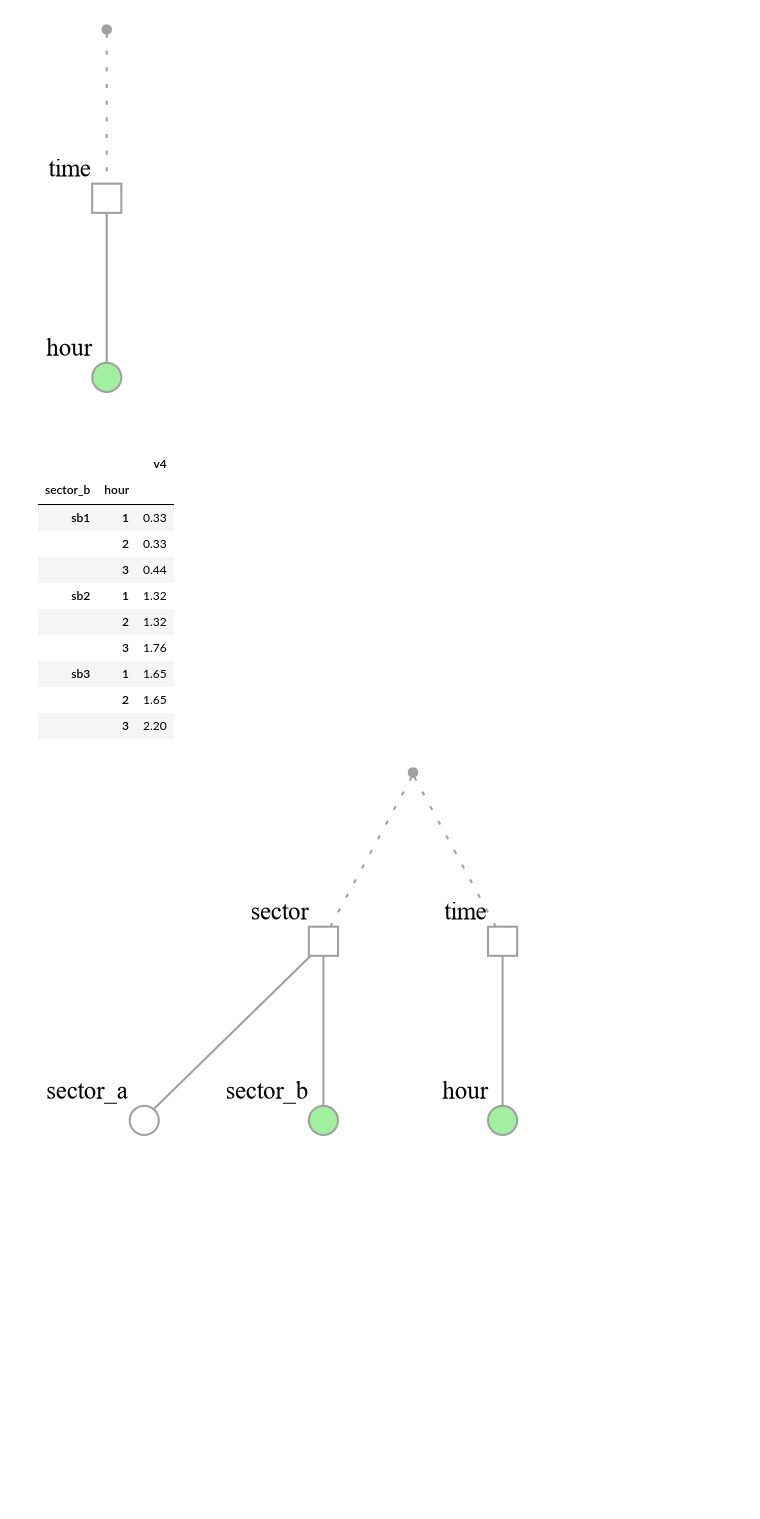
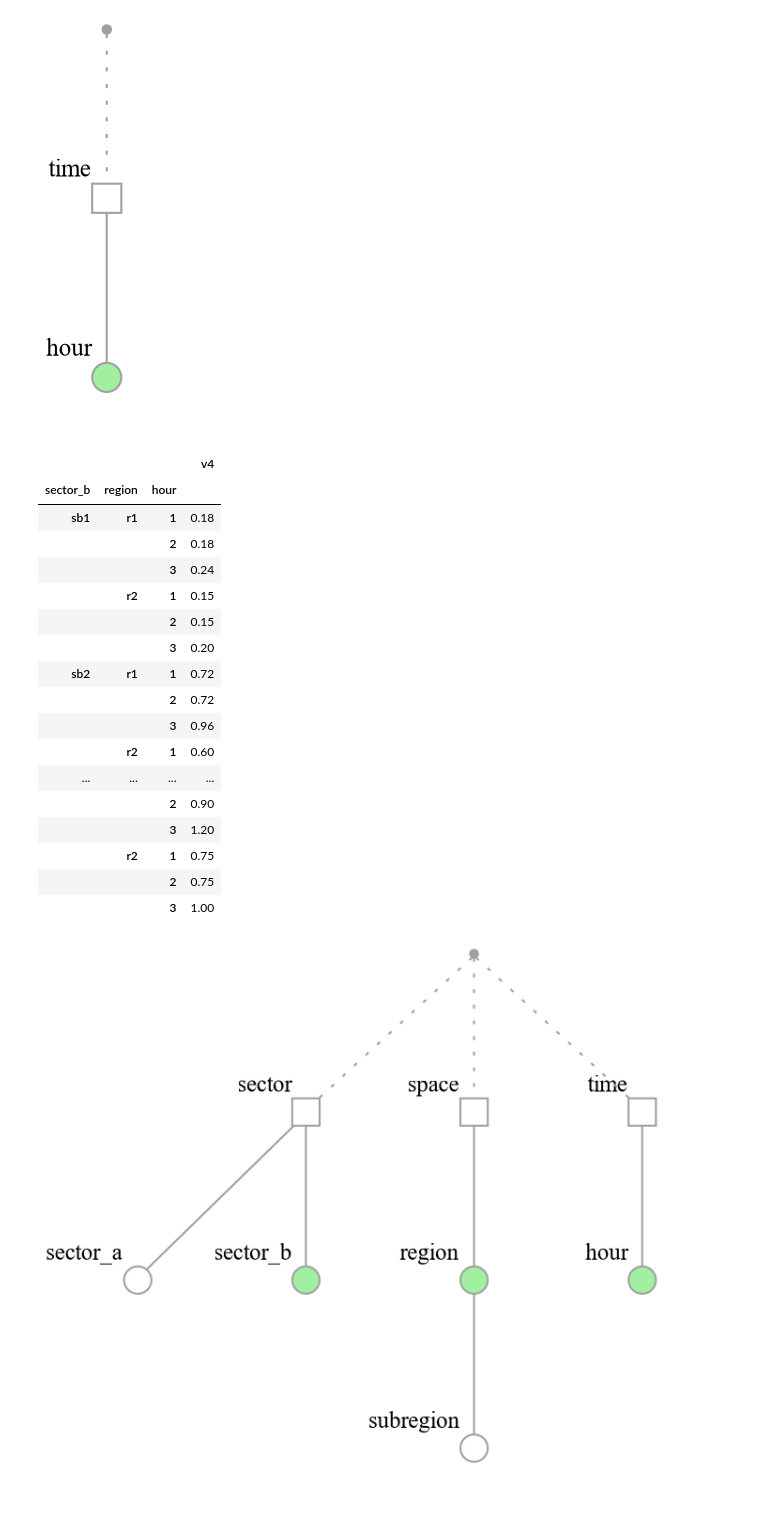
Before and after one commit to wingechr/data-disaggregation, a Jupyter notebook: docs/example.ipynb, the cells around one changed output. Saved outputs shown, nothing was run; the diff lists cells and outputs as text; code cells hidden in the pictures; blank space fills up the shorter version.

```diff
--- a/docs/example.ipynb
+++ b/docs/example.ipynb
@@ -86,26 +86,37 @@ display(Image(draw_domain(w3)))
 [figure]
 # %%
 # transform to target dimension
-target = {"domain": [sector_b, hour], "level_weights": {"sector_b": w2, "hour": w3}}
+target = {"domain": [sector_b, region, hour], "level_weights": {"hour": w3, "sector_b": w2}}
 v4 = v1.transform(**target)
 
 # show result and steps
 display(v4.to_series().to_frame("v4"))
 display(Image(draw_domain(v4)))
-display(Image(draw_transform(
-    v1.get_transform_steps(**target),
-    weight_names={"sector_b": "w2"})
-))
+display(
+    Image(
+        draw_transform(
+            v1,
+            v1.get_transform_steps(**target), weight_names={"hour": "w3"}
+        )
+    )
+)
 # %% [output]
-|  |  | v4 |
-| sector_b | hour |  |
-| sb1 | 1 | 0.33 |
-|  | 2 | 0.33 |
-|  | 3 | 0.44 |
-| sb2 | 1 | 1.32 |
-|  | 2 | 1.32 |
-|  | 3 | 1.76 |
-| sb3 | 1 | 1.65 |
-|  | 2 | 1.65 |
-|  | 3 | 2.20 |
+|  |  |  | v4 |
+| sector_b | region | hour |  |
+| sb1 | r1 | 1 | 0.18 |
+|  |  | 2 | 0.18 |
+|  |  | 3 | 0.24 |
+|  | r2 | 1 | 0.15 |
+|  |  | 2 | 0.15 |
+|  |  | 3 | 0.20 |
+| sb2 | r1 | 1 | 0.72 |
+|  |  | 2 | 0.72 |
+|  |  | 3 | 0.96 |
+|  | r2 | 1 | 0.60 |
+| ... | ... | ... | ... |
+|  |  | 2 | 0.90 |
+|  |  | 3 | 1.20 |
+|  | r2 | 1 | 0.75 |
+|  |  | 2 | 0.75 |
+|  |  | 3 | 1.00 |
-[figure, old version]
+[figure, new version]
```
Also changed, not shown: parts of 2 cells of this notebook, 4 other files.
